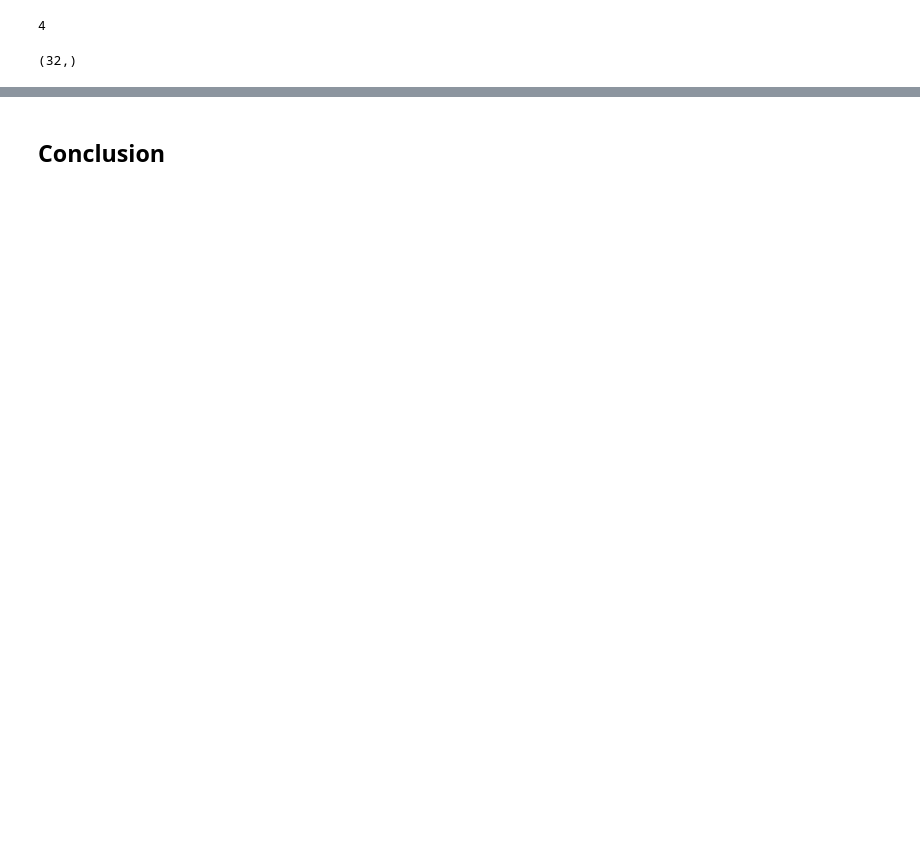
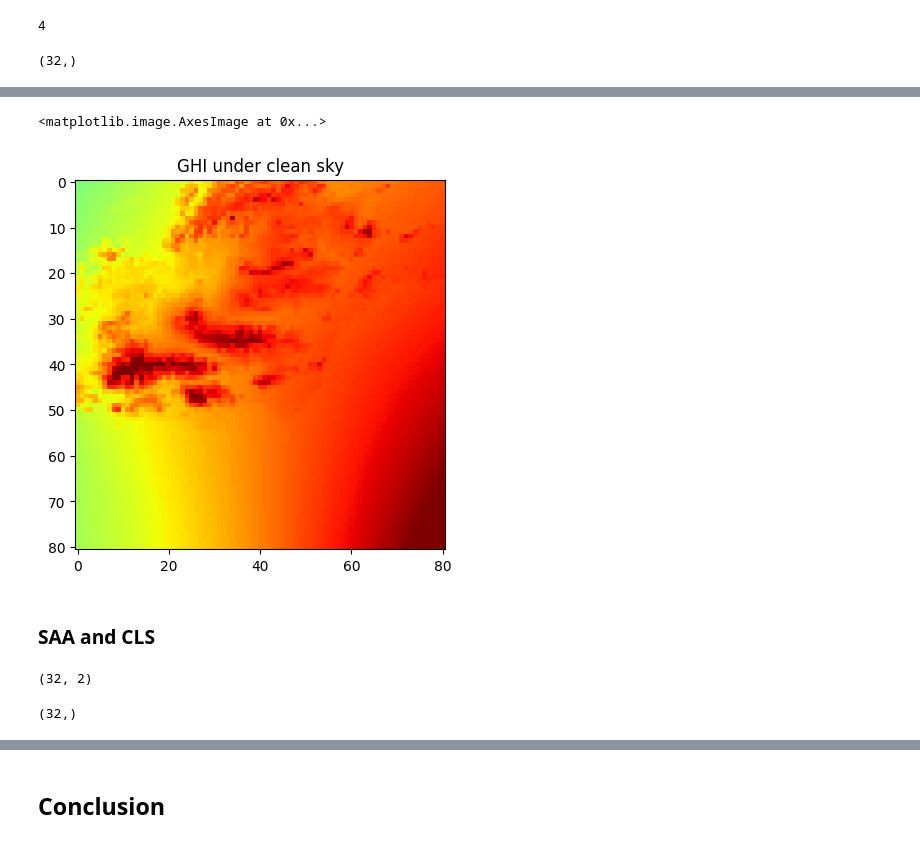
Before and after one commit to fedegiallorosso/solar_forecasting, a Jupyter notebook: notebooks/Emilio_linear_regression.ipynb, the cells around one changed output, grey strips where cells are left out. Drawn from its saved outputs; the diff is of its cells as text; code cells hidden in the pictures; blank space fills up the shorter version.

Commit message:
polynomial regression

```diff
--- a/notebooks/Emilio_linear_regression.ipynb
+++ b/notebooks/Emilio_linear_regression.ipynb
@@ -226,0 +109,10 @@ it seems that SAE will NOT determine the GHI under clean sky
+# %%
+# Displaying one observation
+plt.title("GHI under clean sky")
+plt.imshow(
+    CLS[96, 0,:,:], cmap='jet', norm='linear', vmin=30, vmax=120)
+# %% [output]
+<matplotlib.image.AxesImage at 0x...>
+[figure, added]
+# %% [markdown]
+### SAA and CLS
@@ -226,0 +125,13 @@ it seems that SAE will NOT determine the GHI under clean sky
+# %%
+# x - SAA
+# y - CLS
+# modifying array
+# modifying array
+x_ = PolynomialFeatures(degree=2, include_bias=False).fit_transform(x)
+print(x_.shape)
+model = sm.OLS(y, x_).fit()
+ypred = model.predict(x_)
+ypred.shape
+# %% [output]
+(32, 2)
+(32,)
```
Also changed, not shown: parts of 43 cells of this notebook.
